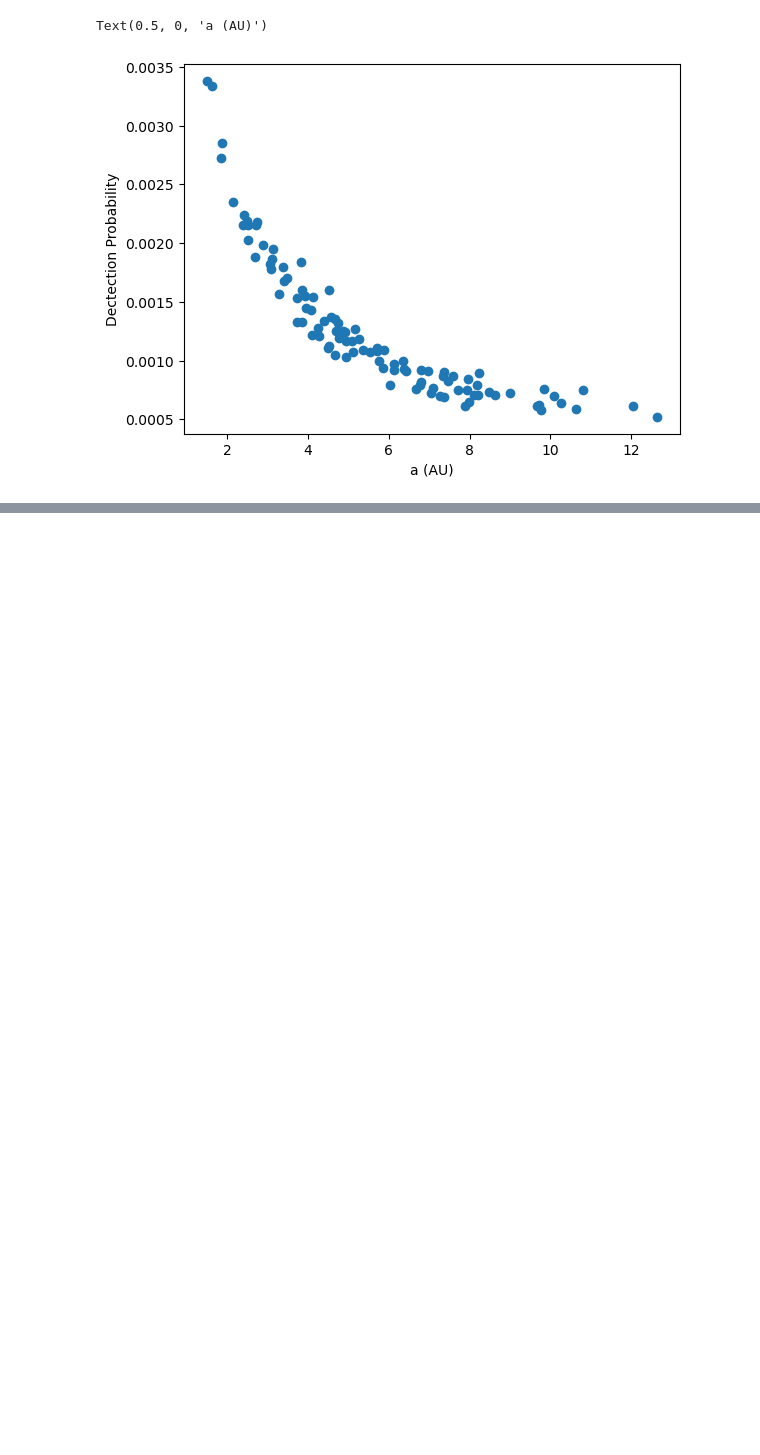
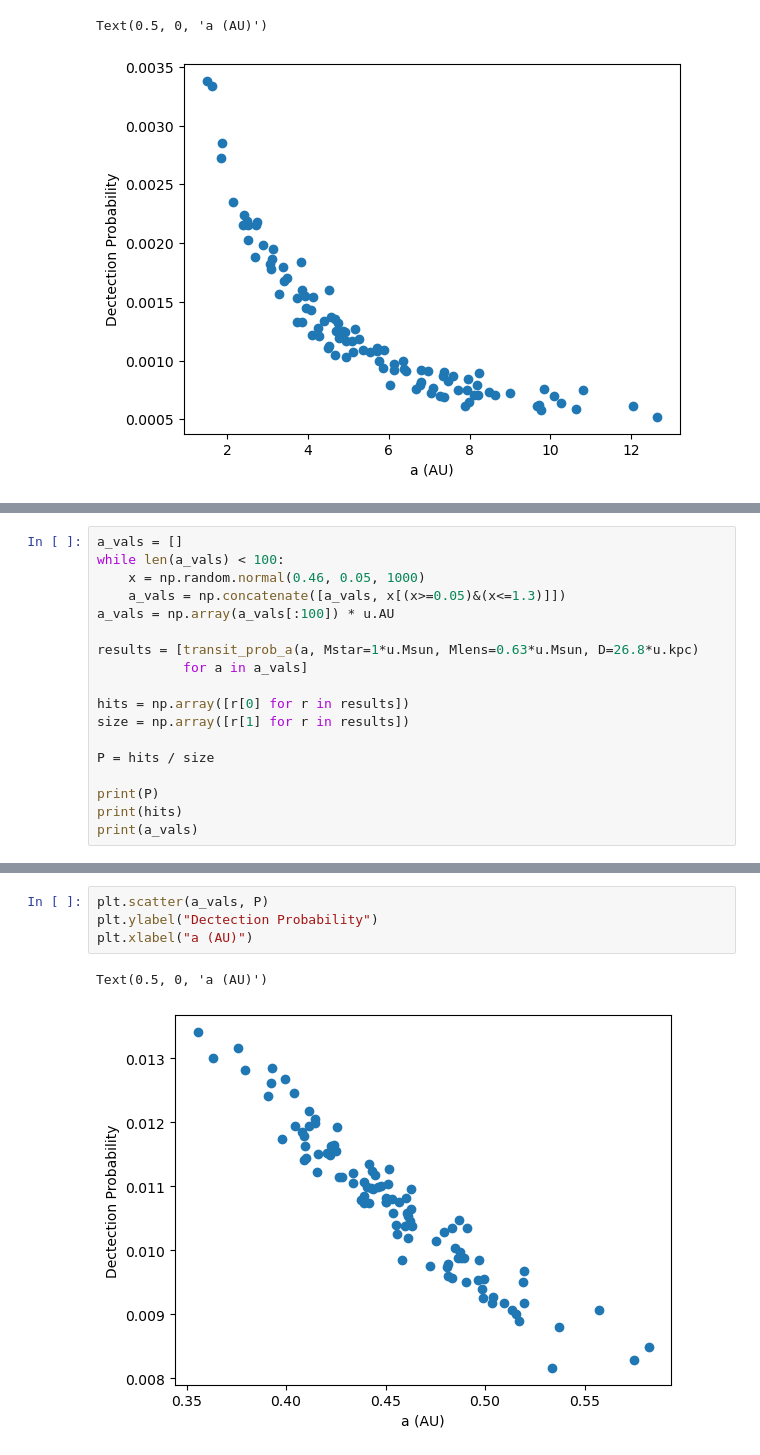
Before and after one commit to lmanqiwang/SLBlensing, a Jupyter notebook: testing.ipynb, the cells around one changed output, grey strips where cells are left out. Saved outputs shown, nothing was run; the diff lists cells and outputs as text; blank space fills up the shorter version.

```diff
--- a/testing.ipynb
+++ b/testing.ipynb
@@ -313,0 +416,18 @@ Text(0.5, 0, 'a (AU)')
+# %%
+a_vals = []
+while len(a_vals) < 100:
+    x = np.random.normal(0.46, 0.05, 1000)
+    a_vals = np.concatenate([a_vals, x[(x>=0.05)&(x<=1.3)]])
+a_vals = np.array(a_vals[:100]) * u.AU
+
+results = [transit_prob_a(a, Mstar=1*u.Msun, Mlens=0.63*u.Msun, D=26.8*u.kpc)
+           for a in a_vals]
+
+hits = np.array([r[0] for r in results])
+size = np.array([r[1] for r in results])
+
+P = hits / size
+
+print(P)
+print(hits)
+print(a_vals)
@@ -313,0 +452,7 @@ Text(0.5, 0, 'a (AU)')
+# %%
+plt.scatter(a_vals, P)
+plt.ylabel("Dectection Probability")
+plt.xlabel("a (AU)")
+# %% [output]
+Text(0.5, 0, 'a (AU)')
+[figure, added]
```
Also changed, not shown: parts of 7 cells of this notebook.
